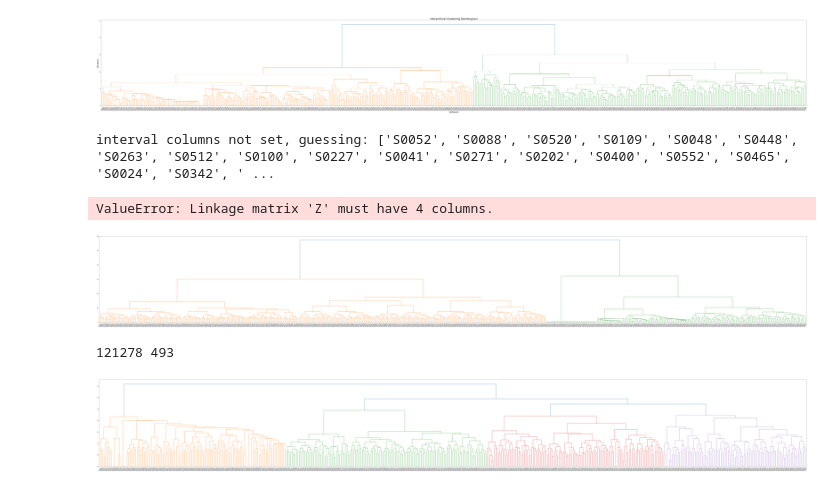
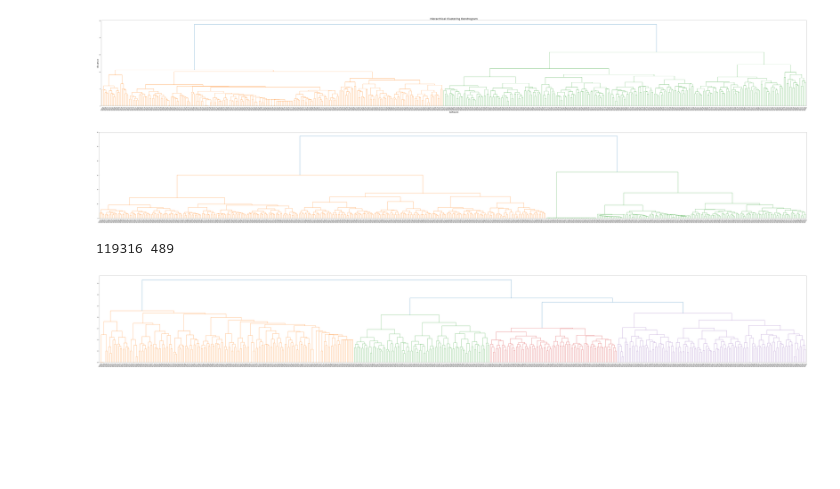
Before and after one commit to tobiasbudig/attack-hypotheses-generation, a Jupyter notebook: Hierarchical Clustering.ipynb, the cells around one changed output. Drawn from its saved outputs; the diff is of its cells as text; code cells hidden in the pictures; blank space fills up the shorter version.

Commit message:
cuttet hierarchical clustering ENTWURF

```diff
--- a/Hierarchical Clustering.ipynb
+++ b/Hierarchical Clustering.ipynb
@@ -11,11 +12,13 @@ import phik
 # %%
 #Import Data, droping Summe and ID
-X = pd.read_excel("./Data with time stemps reduced.xlsx", "Matrix without time").drop(columns=['Summe', 'ID'])
-X_random = pd.read_excel("./Data with time stemps reduced.xlsx", "Matrix randomisiert").drop(columns=['ID'])
+X = pd.read_excel("./Data with time stemps reduced.xlsx", "Matrix without time").drop(columns=['Summe', 'ID', 'S0007', 'S0041', 'S0175', 'S0227' ])
 software = list(X.columns)
-X_random_transpose = X_random.transpose()
+
+X_transpose = X.transpose()
 # %%
-linked = sch.linkage(X_random_transpose, method = 'ward', metric= 'euclidean')
+#Euclidean and ward
+
+Z_euclidean = sch.linkage(X_transpose, method = 'ward', metric= 'euclidean')
 #labels = ["A", "B", "C", "D"]
 labels = software
 
@@ -29,7 +32,7 @@ plt.ylabel('distance', fontsize=20)
 # call dendrogram to get the returned dictionary
 # (plotting parameters can be ignored at this point)
 R = sch.dendrogram(
-                linked,
+                Z_euclidean,
                 truncate_mode='lastp',  # show only the last p merged clusters
                 p=p,  # show only the last p merged clusters
                 no_plot=True,
@@ -46,7 +49,7 @@ def llf(xx):
 #     return "{} - {}".format(*temp[xx])
 
 sch.dendrogram(
-            linked,
+            Z_euclidean,
             truncate_mode='lastp',  # show only the last p merged clusters
             p=p,  # show only the last p merged clusters
             leaf_label_func=llf,
@@ -59,10 +62,16 @@ plt.show()
 # %% [output]
 [figure]
 # %%
-Y_phi = X_random.phik_matrix()
+#Berechne Distanzmatric mit dem phi-coeffizienten
+Y_phi = X.phik_matrix(interval_cols = software)
 
+#Methode ward
+Z_phi = ward(Y_phi)
+
+#Zeichne das zugehöhrige dendrogram
+plt.figure(figsize=(120, 15))
 sch.dendrogram(
-            Y_phi,
+            Z_phi,
             truncate_mode='lastp',  # show only the last p merged clusters
             p=p,  # show only the last p merged clusters
             leaf_label_func=llf,
@@ -72,51 +81,35 @@ sch.dendrogram(
             )
 
 plt.show()
+
+#Software, die keine Techniken nutzen werden gefiltert
 # %% [output]
-interval columns not set, guessing: ['S0052', 'S0088', 'S0520', 'S0109', 'S0048', 'S0448', 'S0263', 'S0512', 'S0100', 'S0227', 'S0041', 'S0271', 'S0202', 'S0400', 'S0552', 'S0465', 'S0024', 'S0342', ' ...
-ValueError: Linkage matrix 'Z' must have 4 columns.
+[figure, added]
 # %%
-Z_phi = ward(Y_phi)
+#Trenne Clustering von der Distanzmatrix | z.B für Jaccard Koeffizient
 
+#Berechne Distanzmatix
+Y_jaccard = pdist(X_transpose, 'jaccard')
+print(len(Y_jaccard), len(X_transpose))
+
+#Clustering mit ward
+Z_jaccard = ward(Y_jaccard)
+
+#result = fcluster(Z, 4, criterion='distance')
+
+#Visualisierung des Clusterings
 plt.figure(figsize=(120, 15))
 sch.dendrogram(
-            Z_phi,
+            Z_jaccard,
             truncate_mode='lastp',  # show only the last p merged clusters
             p=p,  # show only the last p merged clusters
             leaf_label_func=llf,
             leaf_rotation=60.,
             leaf_font_size=12.,
             show_contracted=True,  # to get a distribution impression in truncated branches
             )
 
 plt.show()
 # %% [output]
+119316 489
-[figure, old version]
+[figure, new version]
-# %%
-#Trenne Clustering von der Distanzmatrix
-
-#Berechne Distanzmatix
-Y = pdist(X_random_transpose, 'jaccard')
-print(len(Y), len(X_random_transpose))
-
-#Clustering mit ward
-Z = ward(Y)
-
-#result = fcluster(Z, 4, criterion='distance')
-
-#Visualisierung des Clusterings
-plt.figure(figsize=(120, 15))
-sch.dendrogram(
-            Z,
-            truncate_mode='lastp',  # show only the last p merged clusters
-            p=p,  # show only the last p merged clusters
-            leaf_label_func=llf,
-            leaf_rotation=60.,
-            leaf_font_size=12.,
-            show_contracted=True,  # to get a distribution impression in truncated branches
-            )
-
-plt.show()
-# %% [output]
-121278 493
-[figure, removed]
```
Also changed, not shown: parts of 8 cells of this notebook, 4 other files.
